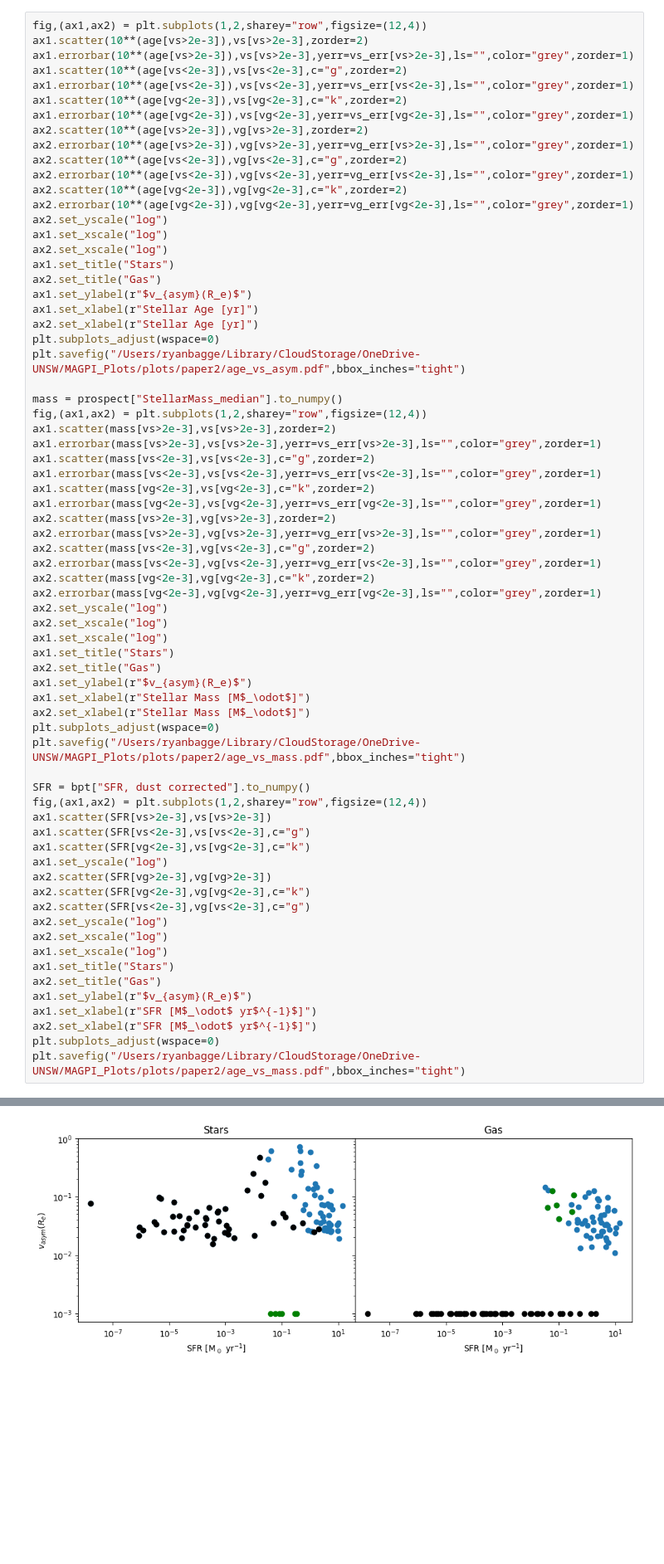
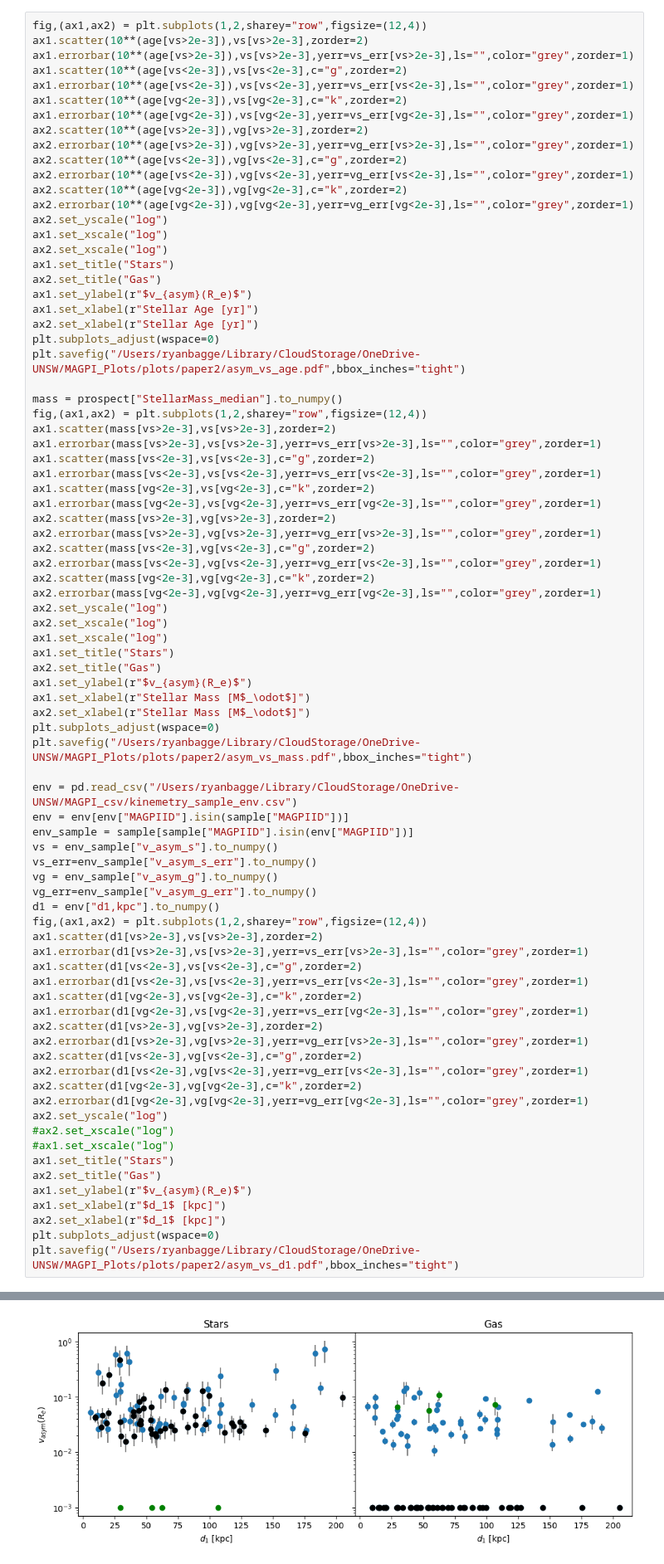
Before and after one commit to r-bagge/MAGPI_kinematics, a Jupyter notebook: plots.ipynb, the cells around one changed output, grey strips where cells are left out. Shown at 83% size. Cells and saved outputs as stored; diff of their text form; blank space fills up the shorter version.

Commit message:
New Plots

```diff
--- a/plots.ipynb
+++ b/plots.ipynb
@@ -125,7 +158,7 @@ ax1.set_ylabel(r"$v_{asym}(R_e)$")
 ax1.set_xlabel(r"Stellar Age [yr]")
 ax2.set_xlabel(r"Stellar Age [yr]")
 plt.subplots_adjust(wspace=0)
-plt.savefig("/Users/ryanbagge/Library/CloudStorage/OneDrive-UNSW/MAGPI_Plots/plots/paper2/age_vs_asym.pdf",bbox_inches="tight")
+plt.savefig("/Users/ryanbagge/Library/CloudStorage/OneDrive-UNSW/MAGPI_Plots/plots/paper2/asym_vs_age.pdf",bbox_inches="tight")
 
 mass = prospect["StellarMass_median"].to_numpy()
 fig,(ax1,ax2) = plt.subplots(1,2,sharey="row",figsize=(12,4))
@@ -133,45 +166,57 @@ ax1.scatter(mass[vs>2e-3],vs[vs>2e-3],zorder=2)
 ax1.errorbar(mass[vs>2e-3],vs[vs>2e-3],yerr=vs_err[vs>2e-3],ls="",color="grey",zorder=1)
 ax1.scatter(mass[vs<2e-3],vs[vs<2e-3],c="g",zorder=2)
 ax1.errorbar(mass[vs<2e-3],vs[vs<2e-3],yerr=vs_err[vs<2e-3],ls="",color="grey",zorder=1)
 ax1.scatter(mass[vg<2e-3],vs[vg<2e-3],c="k",zorder=2)
 ax1.errorbar(mass[vg<2e-3],vs[vg<2e-3],yerr=vs_err[vg<2e-3],ls="",color="grey",zorder=1)
 ax2.scatter(mass[vs>2e-3],vg[vs>2e-3],zorder=2)
 ax2.errorbar(mass[vs>2e-3],vg[vs>2e-3],yerr=vg_err[vs>2e-3],ls="",color="grey",zorder=1)
 ax2.scatter(mass[vs<2e-3],vg[vs<2e-3],c="g",zorder=2)
 ax2.errorbar(mass[vs<2e-3],vg[vs<2e-3],yerr=vg_err[vs<2e-3],ls="",color="grey",zorder=1)
 ax2.scatter(mass[vg<2e-3],vg[vg<2e-3],c="k",zorder=2)
 ax2.errorbar(mass[vg<2e-3],vg[vg<2e-3],yerr=vg_err[vg<2e-3],ls="",color="grey",zorder=1)
 ax2.set_yscale("log")
 ax2.set_xscale("log")
 ax1.set_xscale("log")
 ax1.set_title("Stars")
 ax2.set_title("Gas")
 ax1.set_ylabel(r"$v_{asym}(R_e)$")
 ax1.set_xlabel(r"Stellar Mass [M$_\odot$]")
 ax2.set_xlabel(r"Stellar Mass [M$_\odot$]")
 plt.subplots_adjust(wspace=0)
-plt.savefig("/Users/ryanbagge/Library/CloudStorage/OneDrive-UNSW/MAGPI_Plots/plots/paper2/age_vs_mass.pdf",bbox_inches="tight")
+plt.savefig("/Users/ryanbagge/Library/CloudStorage/OneDrive-UNSW/MAGPI_Plots/plots/paper2/asym_vs_mass.pdf",bbox_inches="tight")
 
-SFR = bpt["SFR, dust corrected"].to_numpy()
+env = pd.read_csv("/Users/ryanbagge/Library/CloudStorage/OneDrive-UNSW/MAGPI_csv/kinemetry_sample_env.csv")
+env = env[env["MAGPIID"].isin(sample["MAGPIID"])]
+env_sample = sample[sample["MAGPIID"].isin(env["MAGPIID"])]
+vs = env_sample["v_asym_s"].to_numpy()
+vs_err=env_sample["v_asym_s_err"].to_numpy()
+vg = env_sample["v_asym_g"].to_numpy()
+vg_err=env_sample["v_asym_g_err"].to_numpy()
+d1 = env["d1,kpc"].to_numpy()
 fig,(ax1,ax2) = plt.subplots(1,2,sharey="row",figsize=(12,4))
-ax1.scatter(SFR[vs>2e-3],vs[vs>2e-3])
-ax1.scatter(SFR[vs<2e-3],vs[vs<2e-3],c="g")
-ax1.scatter(SFR[vg<2e-3],vs[vg<2e-3],c="k")
-ax1.set_yscale("log")
-ax2.scatter(SFR[vg>2e-3],vg[vg>2e-3])
-ax2.scatter(SFR[vg<2e-3],vg[vg<2e-3],c="k")
-ax2.scatter(SFR[vs<2e-3],vg[vs<2e-3],c="g")
+ax1.scatter(d1[vs>2e-3],vs[vs>2e-3],zorder=2)
+ax1.errorbar(d1[vs>2e-3],vs[vs>2e-3],yerr=vs_err[vs>2e-3],ls="",color="grey",zorder=1)
+ax1.scatter(d1[vs<2e-3],vs[vs<2e-3],c="g",zorder=2)
+ax1.errorbar(d1[vs<2e-3],vs[vs<2e-3],yerr=vs_err[vs<2e-3],ls="",color="grey",zorder=1)
+ax1.scatter(d1[vg<2e-3],vs[vg<2e-3],c="k",zorder=2)
+ax1.errorbar(d1[vg<2e-3],vs[vg<2e-3],yerr=vs_err[vg<2e-3],ls="",color="grey",zorder=1)
+ax2.scatter(d1[vs>2e-3],vg[vs>2e-3],zorder=2)
+ax2.errorbar(d1[vs>2e-3],vg[vs>2e-3],yerr=vg_err[vs>2e-3],ls="",color="grey",zorder=1)
+ax2.scatter(d1[vs<2e-3],vg[vs<2e-3],c="g",zorder=2)
+ax2.errorbar(d1[vs<2e-3],vg[vs<2e-3],yerr=vg_err[vs<2e-3],ls="",color="grey",zorder=1)
+ax2.scatter(d1[vg<2e-3],vg[vg<2e-3],c="k",zorder=2)
+ax2.errorbar(d1[vg<2e-3],vg[vg<2e-3],yerr=vg_err[vg<2e-3],ls="",color="grey",zorder=1)
 ax2.set_yscale("log")
-ax2.set_xscale("log")
-ax1.set_xscale("log")
+#ax2.set_xscale("log")
+#ax1.set_xscale("log")
 ax1.set_title("Stars")
 ax2.set_title("Gas")
 ax1.set_ylabel(r"$v_{asym}(R_e)$")
-ax1.set_xlabel(r"SFR [M$_\odot$ yr$^{-1}$]")
-ax2.set_xlabel(r"SFR [M$_\odot$ yr$^{-1}$]")
+ax1.set_xlabel(r"$d_1$ [kpc]")
+ax2.set_xlabel(r"$d_1$ [kpc]")
 plt.subplots_adjust(wspace=0)
-plt.savefig("/Users/ryanbagge/Library/CloudStorage/OneDrive-UNSW/MAGPI_Plots/plots/paper2/age_vs_mass.pdf",bbox_inches="tight")
+plt.savefig("/Users/ryanbagge/Library/CloudStorage/OneDrive-UNSW/MAGPI_Plots/plots/paper2/asym_vs_d1.pdf",bbox_inches="tight")
 # %% [output]
 [figure]
 [figure]
-[figure, old version]
+[figure, new version]
```
Also changed, not shown: parts of 13 cells of this notebook.
